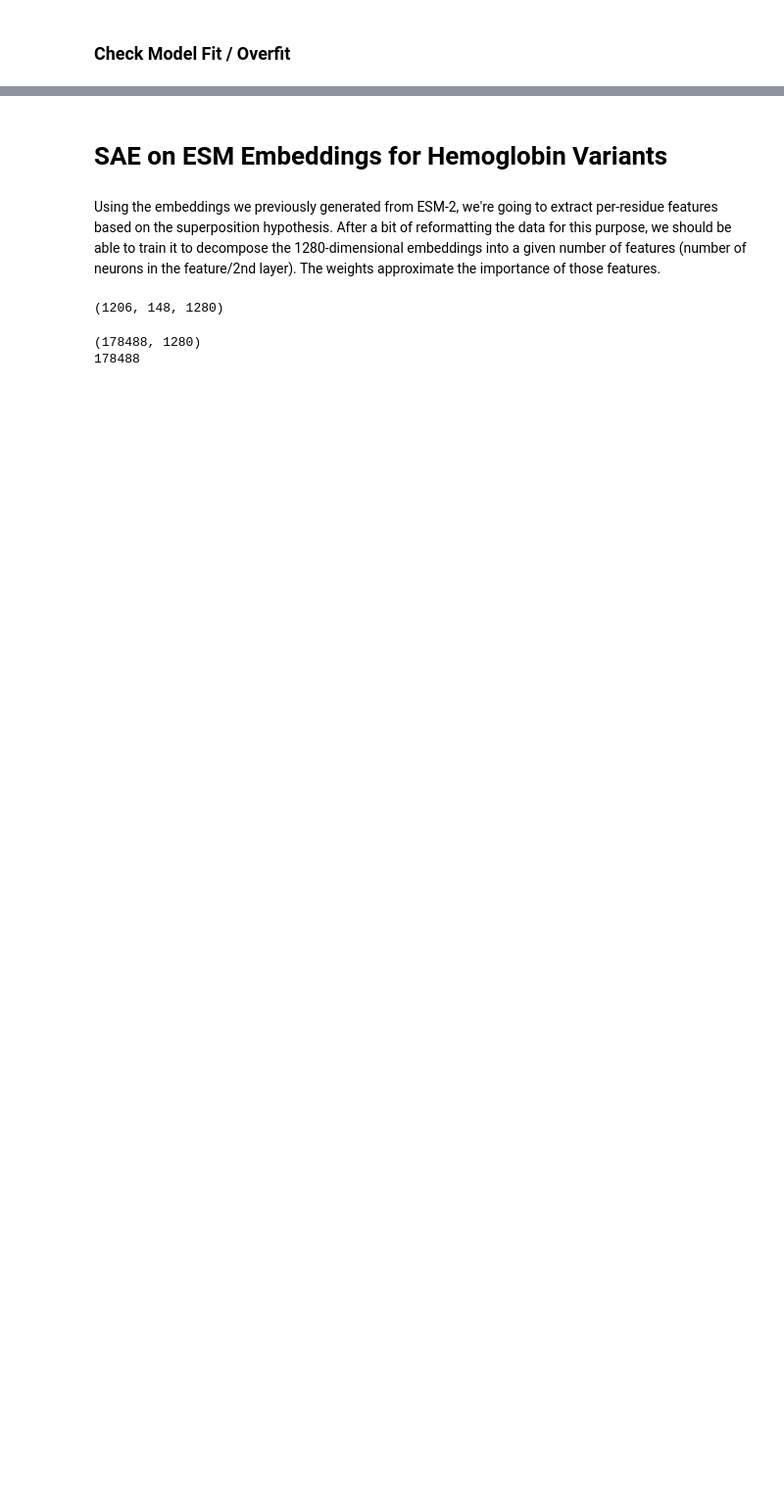
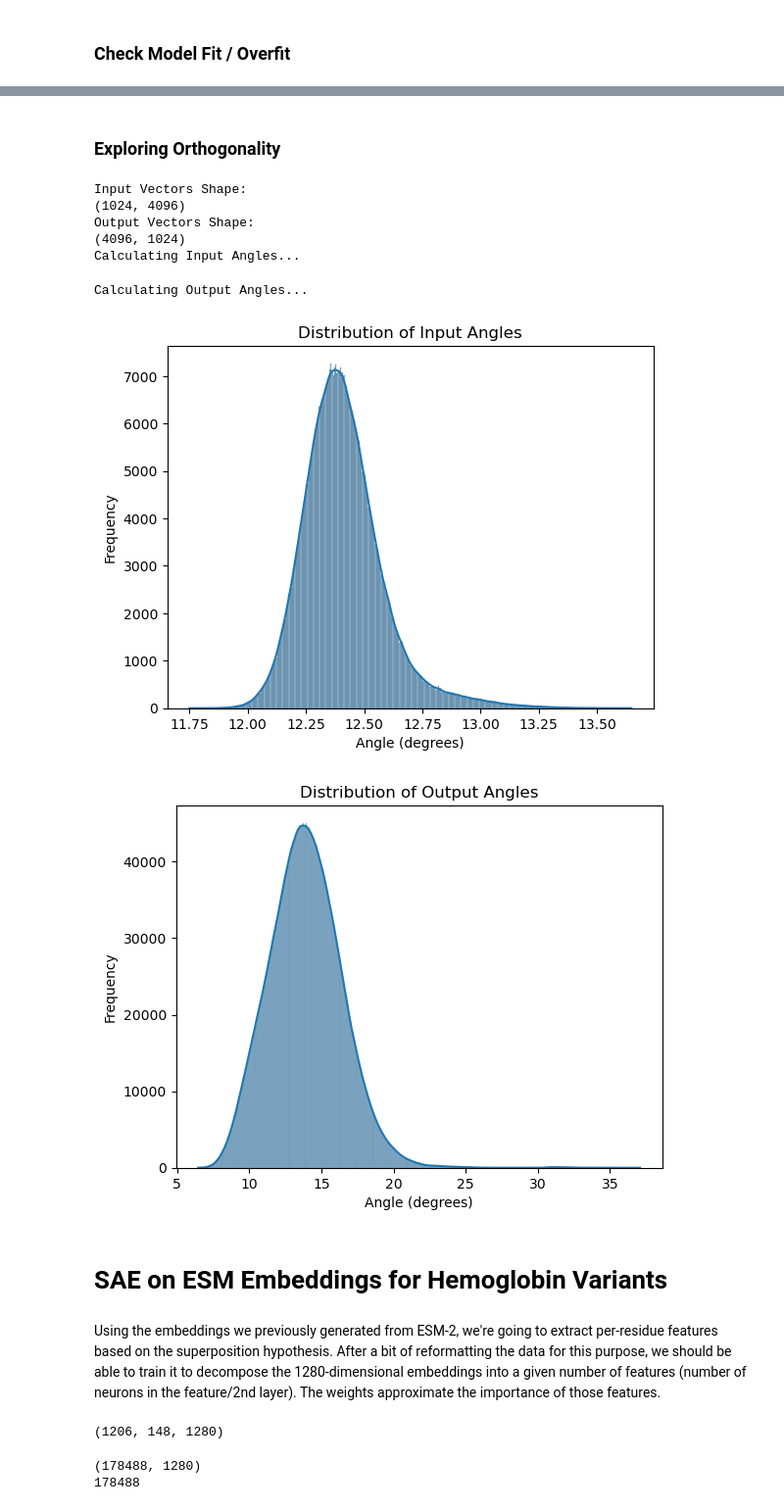
Before and after one commit to ek775/Hidden-State-Genomics, a Jupyter notebook: SAE.ipynb, the cells around one changed output, grey strips where cells are left out. Shown at 98% size. Drawn from its saved outputs; the diff is of its cells as text; code cells hidden in the pictures; blank space fills up the shorter version.

```diff
--- a/SAE.ipynb
+++ b/SAE.ipynb
@@ -258,3 +255,61 @@ plt.show()
+# %% [markdown]
+### Exploring Orthogonality
+# %%
+def vector_angle(v1, v2):
+    """finds the angle between two vectors"""
+    return np.arccos(np.dot(v1, v2) / (np.linalg.norm(v1) * np.linalg.norm(v2)))
+
+def radians_to_degrees(radians):
+    return radians * 180 / np.pi
+
+feat_weights = np.array(autoencoder.weights[1])
+
+input_vectors = feat_weights.T
+output_vectors = feat_weights
+
+del feat_weights
+print("Input Vectors Shape:")
+print(input_vectors.shape)
+print("Output Vectors Shape:")
+print(output_vectors.shape)
+
+input_angles = []
+output_angles = []
+
+from tqdm import tqdm
+print("Calculating Input Angles...")
+for i, v1 in tqdm(enumerate(input_vectors), total=len(input_vectors)):
+    for v2 in input_vectors[:i:]:
+        input_angles.append(radians_to_degrees(vector_angle(v1, v2)))
+
+print("Calculating Output Angles...")
+for i, v1 in tqdm(enumerate(output_vectors), total=len(output_vectors)):
+    for v2 in output_vectors[:i:]:
+        output_angles.append(radians_to_degrees(vector_angle(v1, v2)))
+
+
+# Plot histogram of input angles
+sns.histplot(input_angles, kde=True)
+plt.title('Distribution of Input Angles')
+plt.xlabel('Angle (degrees)')
+plt.ylabel('Frequency')
+plt.show()
+
+# Plot histogram of output angles
+sns.histplot(output_angles, kde=True)
+plt.title('Distribution of Output Angles')
+plt.xlabel('Angle (degrees)')
+plt.ylabel('Frequency')
+plt.show()
+# %% [output]
+Input Vectors Shape:
+(1024, 4096)
+Output Vectors Shape:
+(4096, 1024)
+Calculating Input Angles...
+Calculating Output Angles...
+[figure, added]
+[figure, added]
 # %%
 # cleaning some memory
 del fake_embeddings
```
Also changed, not shown: parts of 21 cells of this notebook, 18 other files.
